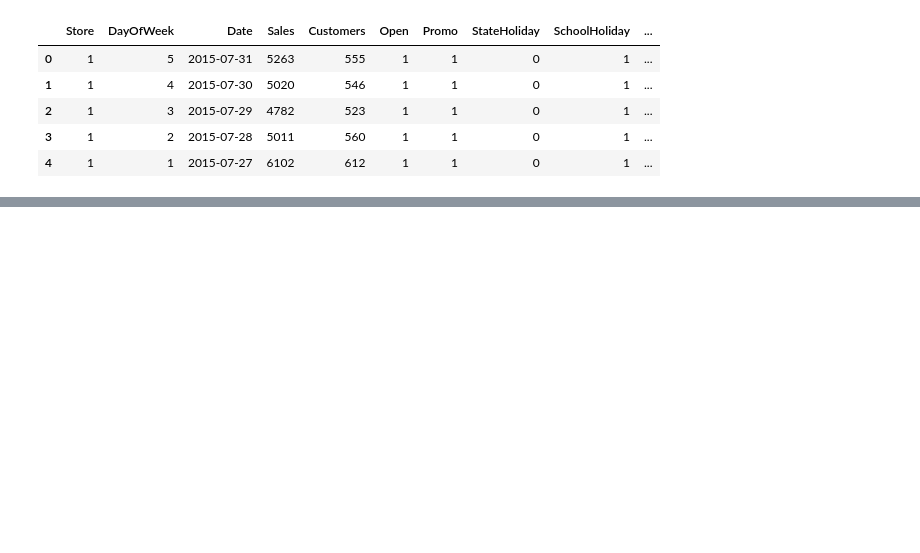
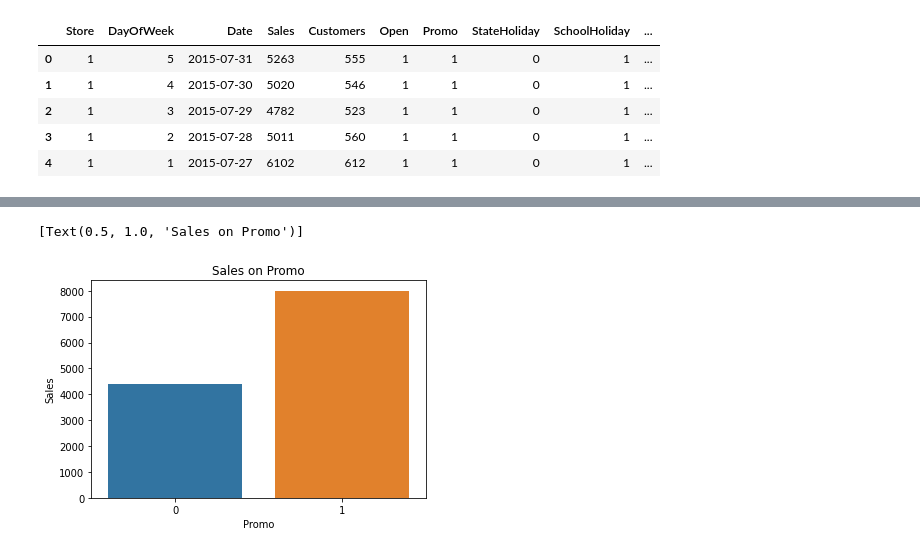
Before and after one commit to pavanibill/Hotel-booking-data-analysis, a Jupyter notebook: Pavani_of_Copy_of_Rossmann_Sales_Prediction_Capstone_Project.ipynb, the cells around one changed output, grey strips where cells are left out. Drawn from its saved outputs; the diff is of its cells as text; code cells hidden in the pictures; blank space fills up the shorter version.

```diff
--- a/Pavani_of_Copy_of_Rossmann_Sales_Prediction_Capstone_Project.ipynb
+++ b/Pavani_of_Copy_of_Rossmann_Sales_Prediction_Capstone_Project.ipynb
@@ -78,0 +149,6 @@ combined_data.head(5)
+# %%
+# Lets see how promo is impacting sales
+sns.barplot(x='Promo',y='Sales',data=combined_data).set(title='Sales on Promo')
+# %% [output]
+[Text(0.5, 1.0, 'Sales on Promo')]
+[figure, added]
```
Also changed, not shown: parts of 39 cells of this notebook.
